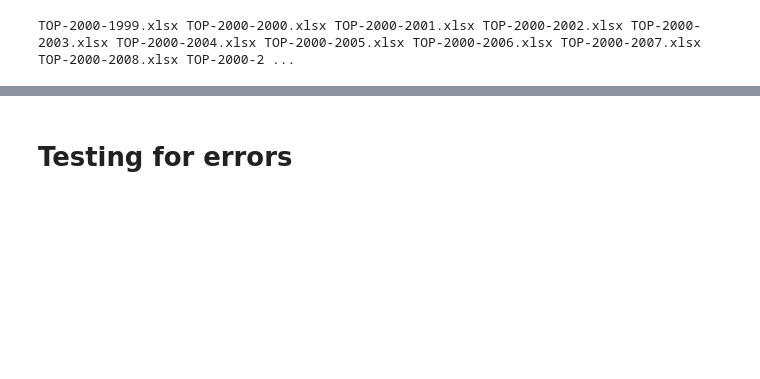
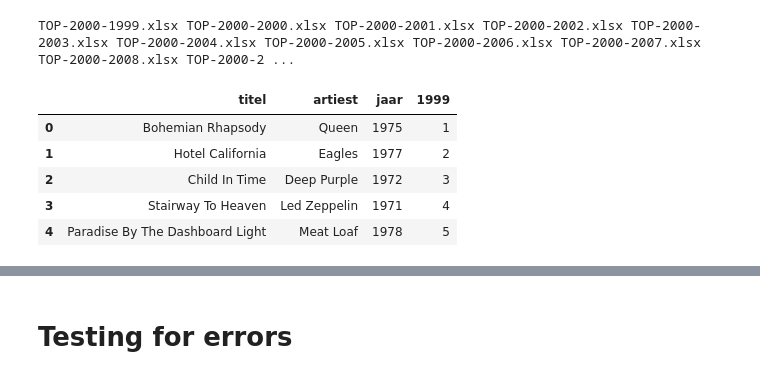
Before and after one commit to Jorisvdv/infovis, a Jupyter notebook: data/genarate_combined_json.ipynb, the cells around one changed output, grey strips where cells are left out. Cells and saved outputs as stored; diff of their text form; code cells hidden in the pictures; blank space fills up the shorter version.

```diff
--- a/data/genarate_combined_json.ipynb
+++ b/data/genarate_combined_json.ipynb
@@ -17,0 +18,14 @@ replace_title_names = dict()
+# %%
+top_2000 = pd.read_excel(os.path.join(path,"excel",files[0]))
+
+# Move ranking to last column
+top_2000 = top_2000[['titel','artiest','jaar',1999]]
+
+top_2000.head()
+# %% [output]
+|  | titel | artiest | jaar | 1999 |
+| 0 | Bohemian Rhapsody | Queen | 1975 | 1 |
+| 1 | Hotel California | Eagles | 1977 | 2 |
+| 2 | Child In Time | Deep Purple | 1972 | 3 |
+| 3 | Stairway To Heaven | Led Zeppelin | 1971 | 4 |
+| 4 | Paradise By The Dashboard Light | Meat Loaf | 1978 | 5 |
```
Also changed, not shown: parts of 22 cells of this notebook, 11 other files.
